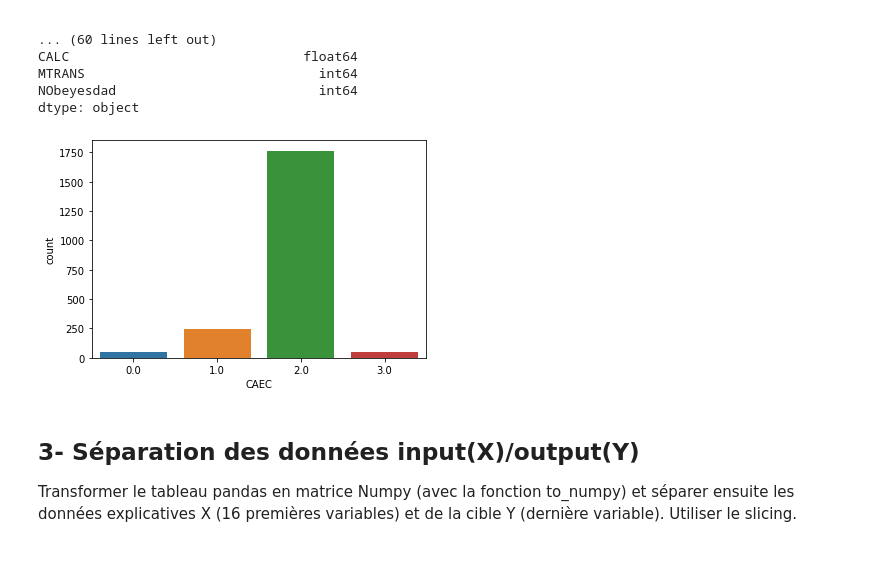
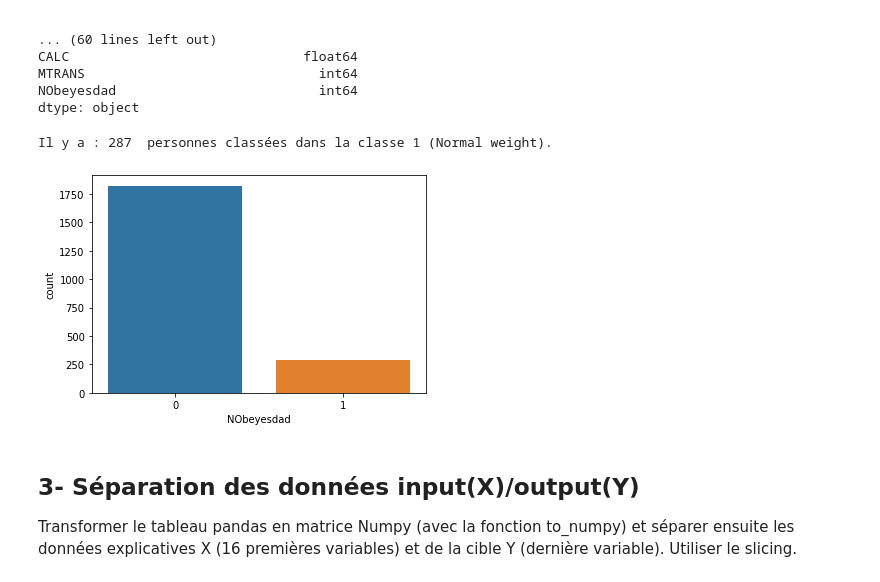
Before and after one commit to fereol023/My-ML-Courses-, a Jupyter notebook: TD3ClassificationBaseObesity.ipynb, the cells around one changed output. Saved outputs shown, nothing was run; the diff lists cells and outputs as text; code cells hidden in the pictures.

```diff
--- a/TD3ClassificationBaseObesity.ipynb
+++ b/TD3ClassificationBaseObesity.ipynb
@@ -195,12 +197,14 @@ dtype: object
 # %%
 import matplotlib.pyplot as plt
 import seaborn as sns
 v=data['CAEC']
 sns.countplot(v)
 v=data["NObeyesdad"]
-#sns.countplot(v)
+sns.countplot(v)
+print("Il y a :",sum(data["NObeyesdad"])," personnes classées dans la classe 1 (Normal weight).")
 # %% [output]
+Il y a : 287  personnes classées dans la classe 1 (Normal weight).
-[figure, old version]
+[figure, new version]
 # %% [markdown]
 ## 3- Séparation des données input(X)/output(Y)
 
```
Also changed, not shown: parts of 8 cells of this notebook.
